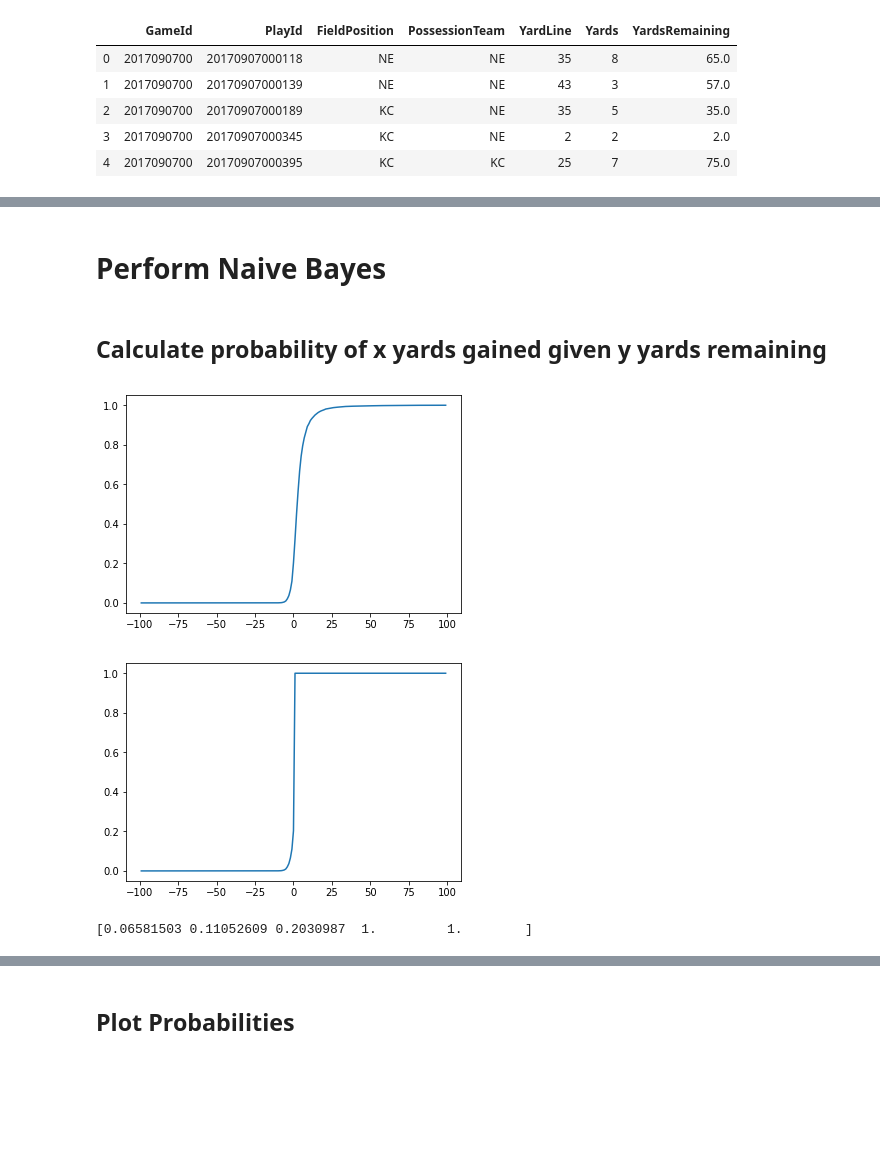
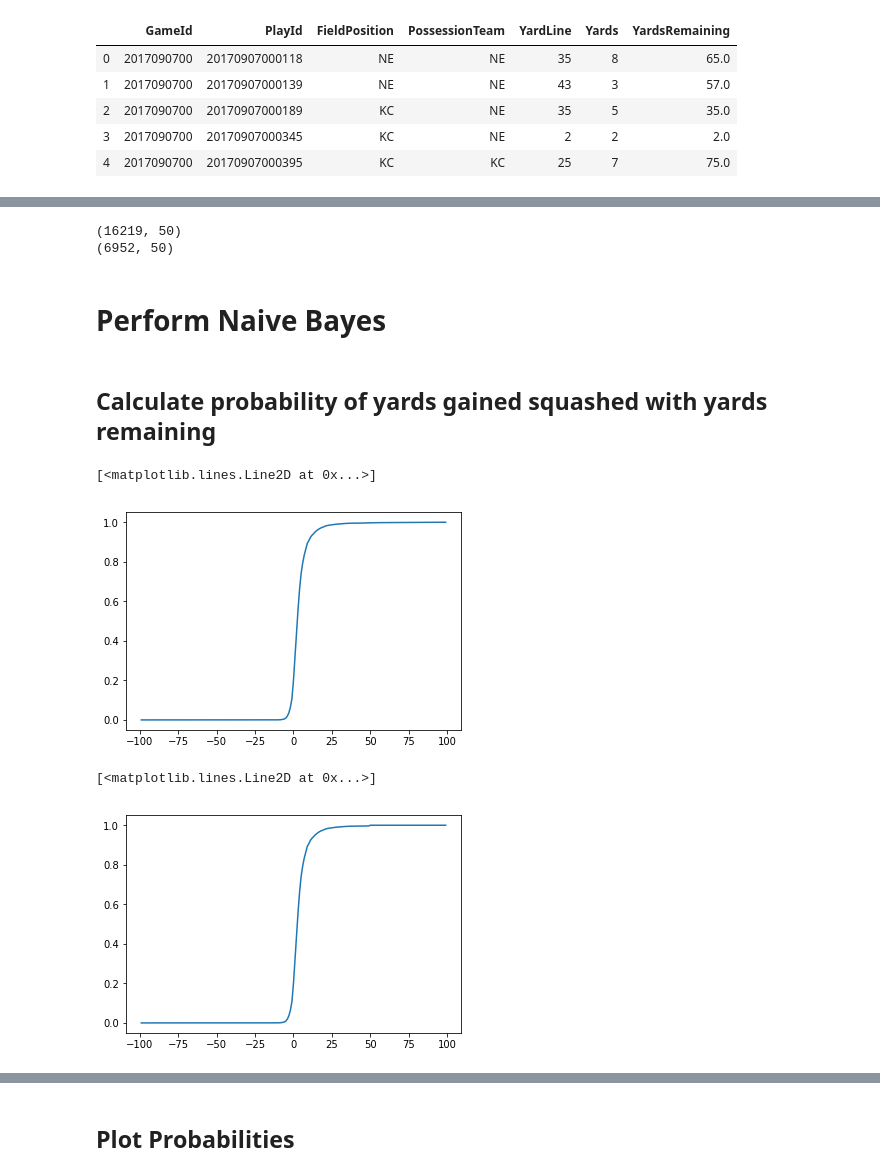
Before and after one commit to traviemcg/cs229nflbigdata, a Jupyter notebook: naive_bayes.ipynb, the cells around one changed output, grey strips where cells are left out. Cells and saved outputs as stored; diff of their text form; code cells hidden in the pictures; blank space fills up the shorter version.

```diff
--- a/naive_bayes.ipynb
+++ b/naive_bayes.ipynb
@@ -83,9 +61,7 @@ print(df.shape)
 4  2017090700  20170907000118            NE             NE        35      8
 (509762, 49)
 # %%
-# DON'T RUN THIS, FOR SHOW ONLY
-df.drop_duplicates(subset = 'PlayId', keep = 'first', inplace = True)
-print(df.head()[['GameId', 'PlayId', 'FieldPosition', 'PossessionTeam', 'YardLine', 'Yards']])
+df = df[df['NflIdRusher']==df['NflId']] # only keep entries associated with the rusher
 df.reset_index(drop=True, inplace=True)
 print(df.head()[['GameId', 'PlayId', 'FieldPosition', 'PossessionTeam', 'YardLine', 'Yards']])
 print(df.shape)
@@ -150,44 +91,39 @@ df.head()[['GameId', 'PlayId', 'FieldPosition', 'PossessionTeam', 'YardLine', 'Y
+# %%
+train, dev = train_test_split(df, test_size=0.3, random_state=1, shuffle=True)
+# %%
+print(train.shape)
+print(dev.shape)
+# %% [output]
+(16219, 50)
+(6952, 50)
 # %% [markdown]
 # Perform Naive Bayes
 # %% [markdown]
-## Calculate probability of x yards gained given y yards remaining
+## Calculate probability of yards gained squashed with yards remaining
 # %%
-# yards = df['Yards']
-
-# yard_counts = np.zeros((99,199), dtype = 'uint32')
-# yard_probabilities = np.zeros((99,199), dtype = 'float')
-
-# for yard_remaining in range(1,100):
-#     yards_current = yards[yards_remaining==yard_remaining]
-
-#     for yard in range(-99, 100):
-#         yard_counts[yard_remaining-1,yard+99] = sum(yards_current==yard)
-
-#     yard_probabilities[yard_remaining-1,:] = yard_counts[yard_remaining-1,:] / np.sum(yard_counts[yard_remaining-1,:])
-
 # calculate pmf
 yard_counts = np.zeros((199), dtype = 'double')
 for yard in range(-99, 100):
-    yard_counts[yard+99] = sum(df['Yards']==yard)
+    yard_counts[yard+99] = sum(train['Yards']==yard)
 yard_probabilities = yard_counts / np.sum(yard_counts)
-# print(yard_probabilities)
 
 # calculate cdf
 yard_cdf = np.cumsum(yard_probabilities)
-# print(yard_cdf)
 
-plt.plot(np.arange(-99,100),yard_cdf)
-plt.show()
-
-# example squash adjustment
-yard_remaining = 1
-yard_cdf[199-(100 - yard_remaining):] = 1 # squash probability
-yard_cdf[0:yard_remaining-1] = 0
-
-plt.plot(np.arange(-99,100),yard_cdf)
-plt.show()
-print(yard_cdf[97:102])
+plt.plot(np.arange(-99,100), yard_cdf)
 # %% [output]
+[<matplotlib.lines.Line2D at 0x...>]
 [figure]
-[figure, removed]
-[0.06581503 0.11052609 0.2030987  1.         1.        ]
+# %%
+# squash probabilities
+def squash(yard_cdf, yard_remaining):
+    squash_cdf = yard_cdf.copy()
+    squash_cdf[199-(100 - yard_remaining):] = 1
+    squash_cdf[0:yard_remaining-1] = 0
+    return squash_cdf
+# %%
+squash_cdf = squash(yard_cdf, 50)
+plt.plot(np.arange(-99,100), squash_cdf)
+# %% [output]
+[<matplotlib.lines.Line2D at 0x...>]
+[figure, added]
```
Also changed, not shown: parts of 20 cells of this notebook.
